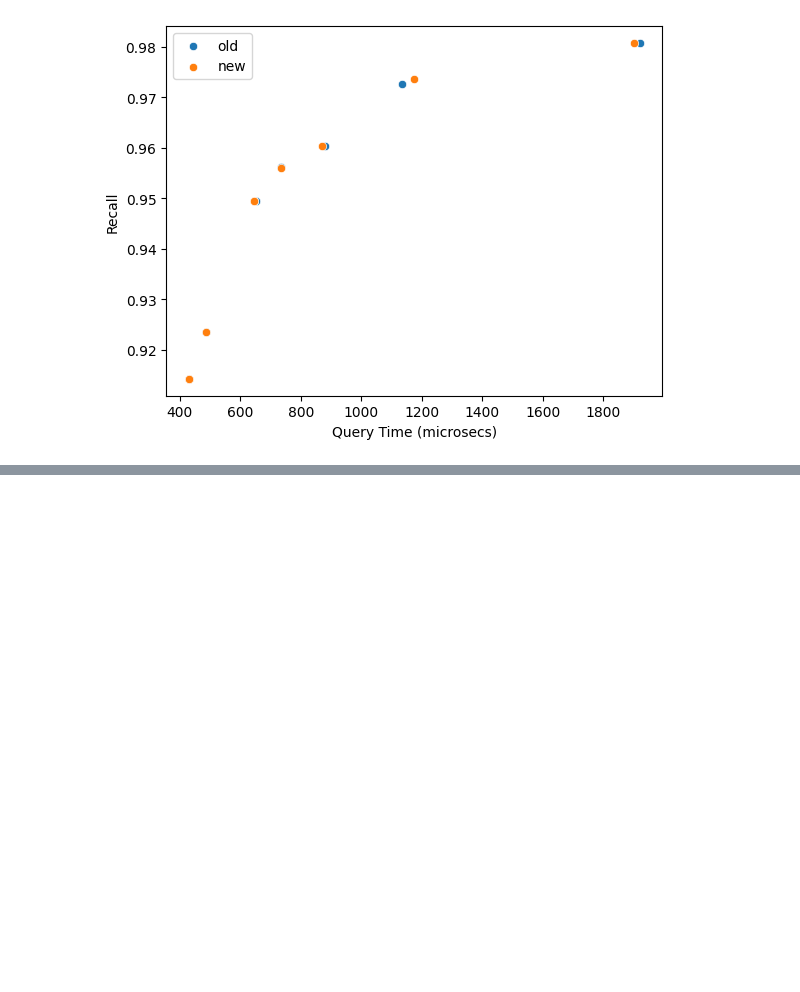
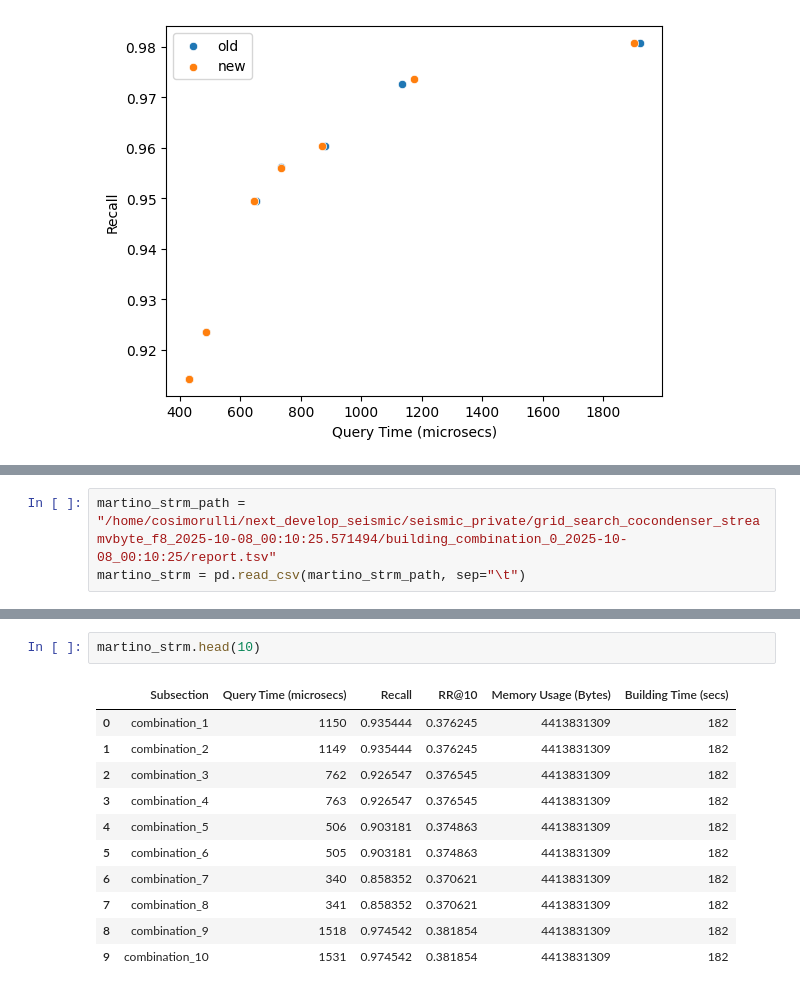
Before and after one commit to TusKANNy/seismic, a Jupyter notebook: scripts/PlotCocondenser.ipynb, the cells around one changed output, grey strips where cells are left out. Saved outputs shown, nothing was run; the diff lists cells and outputs as text; blank space fills up the shorter version.

```diff
--- a/scripts/PlotCocondenser.ipynb
+++ b/scripts/PlotCocondenser.ipynb
@@ -68,0 +72,3 @@ sns.scatterplot(data=extract_best(new_streamvbyte), x="Query Time (microsecs)",
+# %%
+martino_strm_path = "/home/cosimorulli/next_develop_seismic/seismic_private/grid_search_cocondenser_streamvbyte_f8_2025-10-08_00:10:25.571494/building_combination_0_2025-10-08_00:10:25/report.tsv"
+martino_strm = pd.read_csv(martino_strm_path, sep="\t")
@@ -68,0 +109,14 @@ sns.scatterplot(data=extract_best(new_streamvbyte), x="Query Time (microsecs)",
+# %%
+martino_strm.head(10)
+# %% [output]
+|  | Subsection | Query Time (microsecs) | Recall | RR@10 | Memory Usage (Bytes) | Building Time (secs) |
+| 0 | combination_1 | 1150 | 0.935444 | 0.376245 | 4413831309 | 182 |
+| 1 | combination_2 | 1149 | 0.935444 | 0.376245 | 4413831309 | 182 |
+| 2 | combination_3 | 762 | 0.926547 | 0.376545 | 4413831309 | 182 |
+| 3 | combination_4 | 763 | 0.926547 | 0.376545 | 4413831309 | 182 |
+| 4 | combination_5 | 506 | 0.903181 | 0.374863 | 4413831309 | 182 |
+| 5 | combination_6 | 505 | 0.903181 | 0.374863 | 4413831309 | 182 |
+| 6 | combination_7 | 340 | 0.858352 | 0.370621 | 4413831309 | 182 |
+| 7 | combination_8 | 341 | 0.858352 | 0.370621 | 4413831309 | 182 |
+| 8 | combination_9 | 1518 | 0.974542 | 0.381854 | 4413831309 | 182 |
+| 9 | combination_10 | 1531 | 0.974542 | 0.381854 | 4413831309 | 182 |
```
Also changed, not shown: parts of 3 cells of this notebook, 9 other files.
